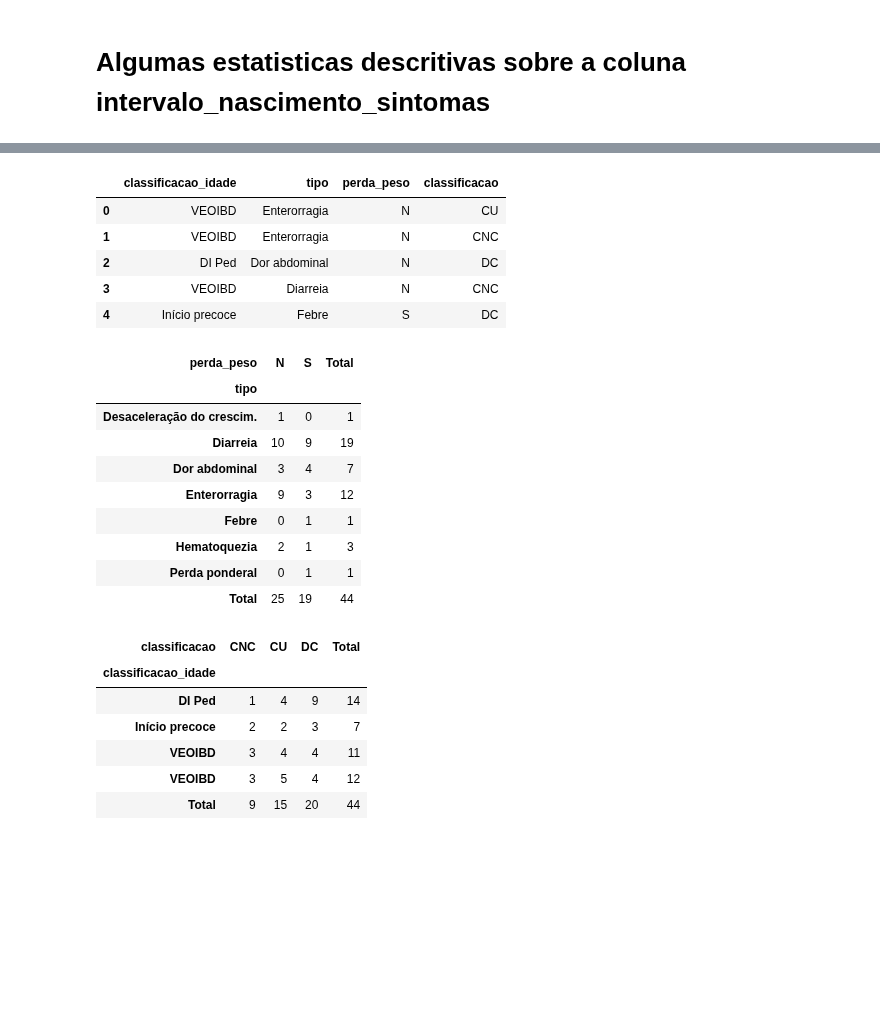
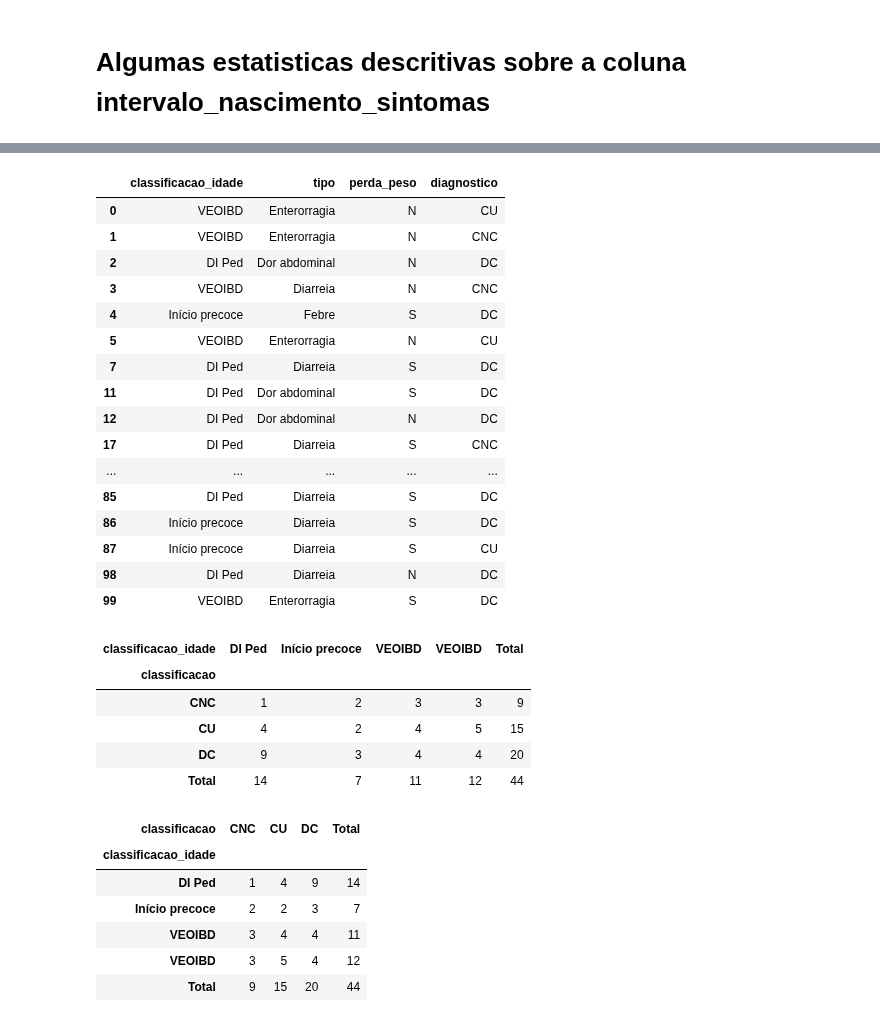
Before and after one commit to luscaalima/ME812-Unicamp, a Jupyter notebook: dados/notebook_consultoria_oficial.ipynb, the cells around one changed output, grey strips where cells are left out. Saved outputs shown, nothing was run; the diff lists cells and outputs as text; code cells hidden in the pictures; blank space fills up the shorter version.

```diff
--- a/dados/notebook_consultoria_oficial.ipynb
+++ b/dados/notebook_consultoria_oficial.ipynb
@@ -43,7 +43,7 @@ def limpa_dados(df):
             "Idade (meses) início dos sintomas": "intervalo_nascimento_sintomas",
             "Data 1ª colono": "data_primeira_colonoscopia",
             "Unnamed: 10": "intervalo_sintomas_primeira_colonoscopia",
-            "Classificação": "classificacao",
+            "Classificação": "diagnostico",
         })
         return df
 
@@ -200,14 +253,25 @@ max      76.000000
 dtype: float64
 # %%
 mulheres_colunas_categoricas_df = mulheres_df.drop(columns=colunas_nao_categoricas)
-mulheres_colunas_categoricas_df.head(5)
+mulheres_colunas_categoricas_df
 # %% [output]
-|  | classificacao_idade | tipo | perda_peso | classificacao |
+|  | classificacao_idade | tipo | perda_peso | diagnostico |
 | 0 | VEOIBD | Enterorragia | N | CU |
 | 1 | VEOIBD | Enterorragia | N | CNC |
 | 2 | DI Ped | Dor abdominal | N | DC |
 | 3 | VEOIBD | Diarreia | N | CNC |
 | 4 | Início precoce | Febre | S | DC |
+| 5 | VEOIBD | Enterorragia | N | CU |
+| 7 | DI Ped | Diarreia | S | DC |
+| 11 | DI Ped | Dor abdominal | S | DC |
+| 12 | DI Ped | Dor abdominal | N | DC |
+| 17 | DI Ped | Diarreia | S | CNC |
+| ... | ... | ... | ... | ... |
+| 85 | DI Ped | Diarreia | S | DC |
+| 86 | Início precoce | Diarreia | S | DC |
+| 87 | Início precoce | Diarreia | S | CU |
+| 98 | DI Ped | Diarreia | N | DC |
+| 99 | VEOIBD | Enterorragia | S | DC |
 # %%
 # classificacao_idade  = ['VEOIBD ', 'VEOIBD', 'DI Ped', 'Início precoce']
 
@@ -231,22 +295,18 @@ mulheres_colunas_categoricas_df.head(5)
 # mulheres_df[(mulheres_df['tipo']=='Diarreia') & (mulheres_df['perda_peso'] == 'S')]
 
 pd.crosstab(
-    mulheres_colunas_categoricas_df["tipo"],
-    mulheres_colunas_categoricas_df["perda_peso"],
+    mulheres_colunas_categoricas_df["classificacao"],
+    mulheres_colunas_categoricas_df["classificacao_idade"],
     margins=True,
     margins_name='Total'
 )
 # %% [output]
-| perda_peso | N | S | Total |
-| tipo |  |  |  |
-| Desaceleração do crescim. | 1 | 0 | 1 |
-| Diarreia | 10 | 9 | 19 |
-| Dor abdominal | 3 | 4 | 7 |
-| Enterorragia | 9 | 3 | 12 |
-| Febre | 0 | 1 | 1 |
-| Hematoquezia | 2 | 1 | 3 |
-| Perda ponderal | 0 | 1 | 1 |
-| Total | 25 | 19 | 44 |
+| classificacao_idade | DI Ped | Início precoce | VEOIBD | VEOIBD | Total |
+| classificacao |  |  |  |  |  |
+| CNC | 1 | 2 | 3 | 3 | 9 |
+| CU | 4 | 2 | 4 | 5 | 15 |
+| DC | 9 | 3 | 4 | 4 | 20 |
+| Total | 14 | 7 | 11 | 12 | 44 |
 # %%
 # resultado = df[(df['idade'] > 30) & (df['cidade'] == 'São Paulo')]
 tabela_idade = pd.crosstab(
```
Also changed, not shown: parts of 19 cells of this notebook.
